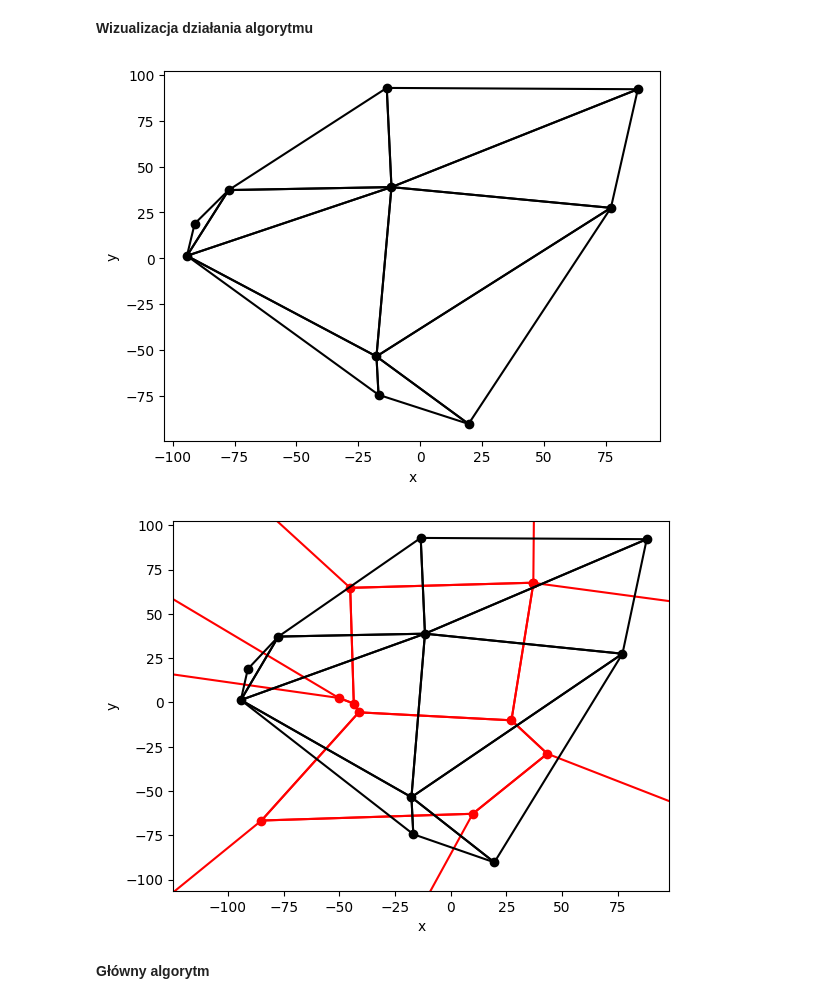
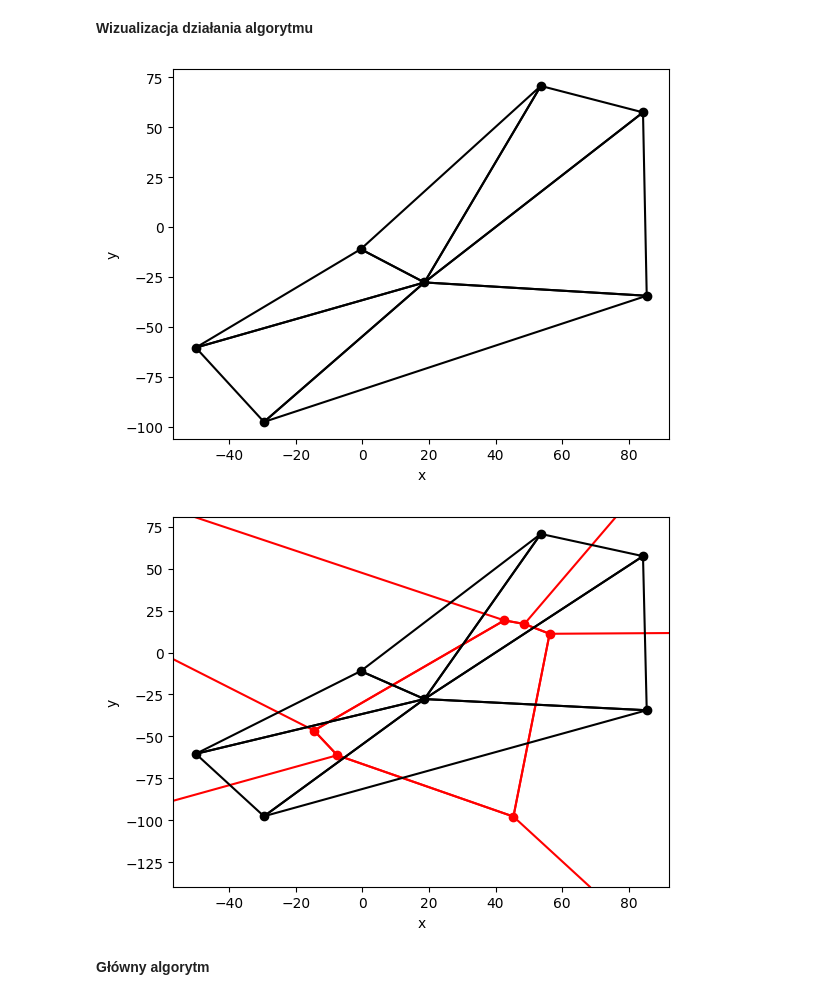
Before and after one commit to baramundi666/Voronoi-Diagram-Project-2023-24, a Jupyter notebook: main.ipynb, the cells around one changed output. Saved outputs shown, nothing was run; the diff lists cells and outputs as text; code cells hidden in the pictures.

```diff
--- a/main.ipynb
+++ b/main.ipynb
@@ -241,14 +241,14 @@ def Bowyer_Watson_with_vis(points):
 
     return vis, finalTriangleList, voronoiDiagram
 # %%
-randomPoints = generate_uniform_points(-100, 100, 10)
+randomPoints = generate_uniform_points(-100, 100, 7)
 vis, triangulation, voronoiDiagram = Bowyer_Watson_with_vis(randomPoints)
 draw_tri(triangulation)
 draw_voronoi(triangulation, voronoiDiagram)
 #vis.show_gif(interval=800)
 # %% [output]
-[figure, old version]
+[figure, new version]
-[figure, old version]
+[figure, new version]
 # %% [markdown]
 **Główny algorytm**
 # %%
```
Also changed, not shown: parts of 3 cells of this notebook, 2 other files.
